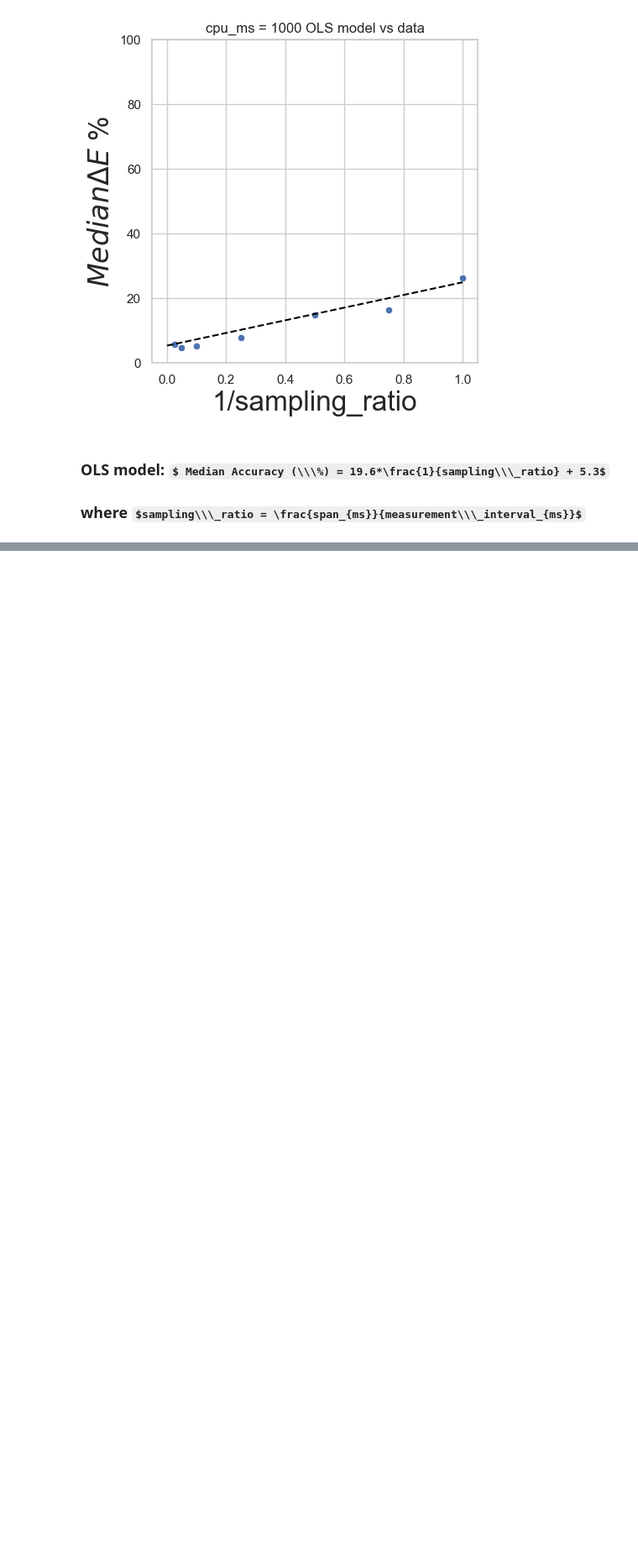
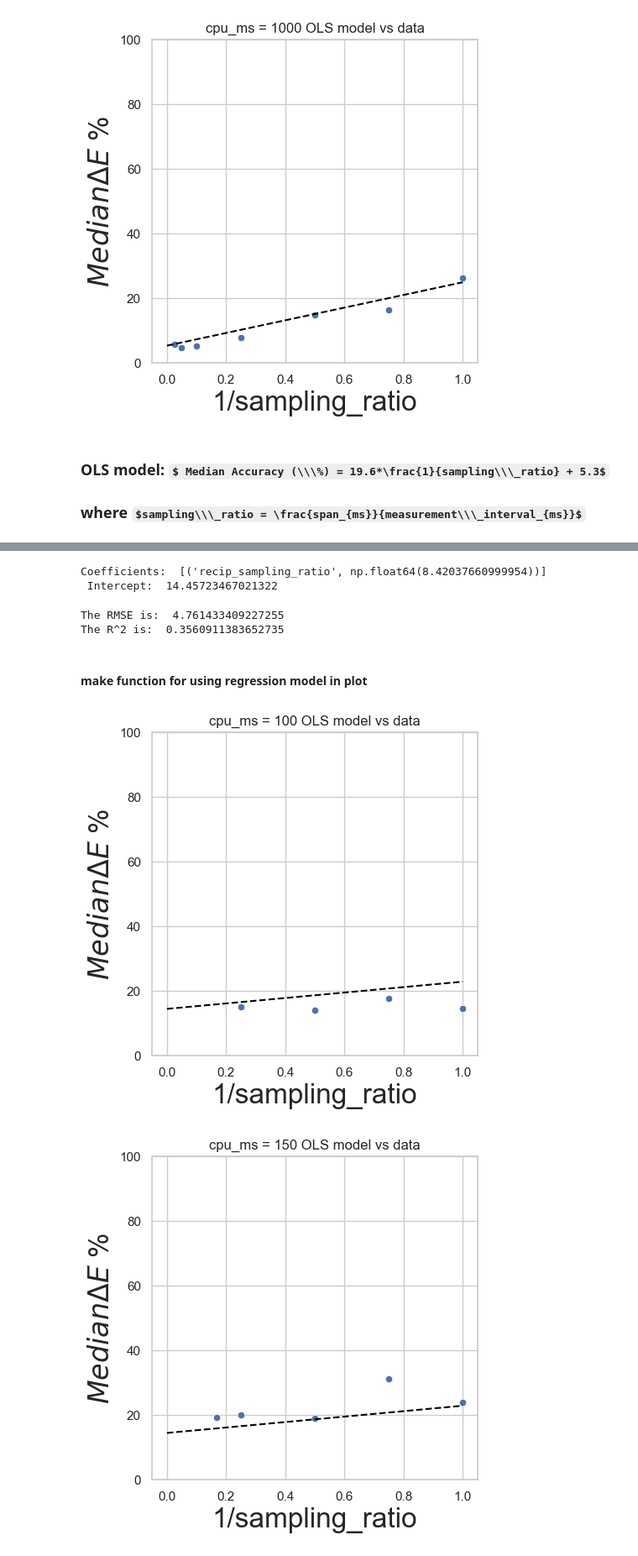
Before and after one commit to tedscott/SideProjects, a Jupyter notebook: E2EGHG/AccuracyModelingProcess.ipynb, the cells around one changed output, grey strips where cells are left out. Shown at 84% size. Cells and saved outputs as stored; diff of their text form; code cells hidden in the pictures; some formulas as TeX source; blank space fills up the shorter version.

```diff
--- a/E2EGHG/AccuracyModelingProcess.ipynb
+++ b/E2EGHG/AccuracyModelingProcess.ipynb
@@ -923,0 +1322,2 @@ for i in span_lengths:
+# %%
+df_n_100_shifted['energy_devation'] = (df_n_100_shifted.median_energy_cpu_ms - df_n_100_shifted.energy_joules_span)
@@ -923,0 +1327,5 @@ for i in span_lengths:
+# %%
+df_n_100_shifted['energy_deviation_pct'] = 100 * df_n_100_shifted.energy_devation / df_n_100_shifted.median_energy_cpu_ms
+df_n_100_shifted['sampling_ratio'] = df_n_100_shifted.cpu_ms / df_n_100_shifted.active_interval_ms
+df_n_100_shifted['energy_deviation_pct_abs'] = np.abs(df_n_100_shifted.energy_deviation_pct)
+df_n_100_shifted['recip_sampling_ratio'] = 1 / df_n_100_shifted.sampling_ratio
@@ -923,0 +1353,4 @@ for i in span_lengths:
+# %%
+df_n_100_shifted['sampling_ratio'] = df_n_100_shifted['sampling_ratio'].apply(lambda x: 4.000000 if ((x > 4) & (x < 5)) else x)
+df_n_100_shifted['recip_sampling_ratio'] = 1 / df_n_100_shifted.sampling_ratio
+np.unique(df_n_100_shifted.sampling_ratio)
@@ -923,0 +1362,5 @@ for i in span_lengths:
+# %%
+df_median_n_100_shifted = df_n_100_shifted.loc[:, ['cpu_ms','sampling_ratio','energy_deviation_pct_abs']].groupby(['cpu_ms','sampling_ratio'], as_index=False).median()
+df_median_n_100_shifted = df_median_n_100_shifted.rename(columns={'cpu_ms':'cpu_ms','sampling_ratio':'sampling_ratio','energy_deviation_pct_abs':'median_energy_deviation'})
+df_median_n_100_shifted['recip_sampling_ratio'] = 1 / df_median_n_100_shifted.sampling_ratio
+df_median_n_100_shifted
@@ -923,0 +1410,8 @@ for i in span_lengths:
+# %%
+mlr100_shifted = LinearRegression()
+mlr100_shifted.fit(x_train, y_train)
+# output model coefficients
+print("Coefficients: ", list(zip(X, mlr100_shifted.coef_)), "\n Intercept: ", mlr100_shifted.intercept_)
+# %% [output]
+Coefficients:  [('recip_sampling_ratio', np.float64(8.42037660999954))]
+ Intercept:  14.45723467021322
@@ -923,0 +1421,11 @@ for i in span_lengths:
+# %%
+# calculate rmse
+rmse = np.sqrt(mean_squared_error(y_test, y_pred))
+r2 = r2_score(y_test, y_pred)
+print("The RMSE is: ", rmse)
+print("The R^2 is: ", r2)
+# %% [output]
+The RMSE is:  4.761433409227255
+The R^2 is:  0.3560911383652735
+# %% [markdown]
+#### make function for using regression model in plot
@@ -923,0 +1436,21 @@ for i in span_lengths:
+# %%
+span_lengths = np.unique(df_median_n_100.query("cpu_ms <= 1000.0").cpu_ms)
+
+# range of recip_ratio values for plots
+x_vals = np.arange(0,1.1,0.1)
+
+# only up to 1000 ms spans
+for i in span_lengths:
+    tmp_df = df_median_n_100_shifted.drop(['sampling_ratio'], axis=1).query("cpu_ms == "+str(i))
+    plt.figure(figsize=(5,5))
+    sns.scatterplot(data=tmp_df, x=tmp_df['recip_sampling_ratio'], y=tmp_df['median_energy_deviation'])
+    #plt.errorbar(tmp_df['recip_sampling_ratio'], tmp_df['median_energy_deviation'], yerr=[tmp_df['delta_e_lower_ci'],tmp_df['delta_e_upper_ci'] ], fmt='none', capsize=2,color='black')
+    plt.plot(x_vals, reg_model_100(x_vals), color="black", linestyle="--")
+    plt.ylim(0,100)
+    plt.xlabel("1/sampling_ratio", fontsize=fs)
+    plt.ylabel(r'$Median \Delta E$ %', fontsize=fs)
+    plt.title("cpu_ms = "+str(i)+" OLS model vs data")
+    plt.show()
+# %% [output]
+[figure, added]
+[figure, added]
```
Also changed, not shown: parts of 75 cells of this notebook.
